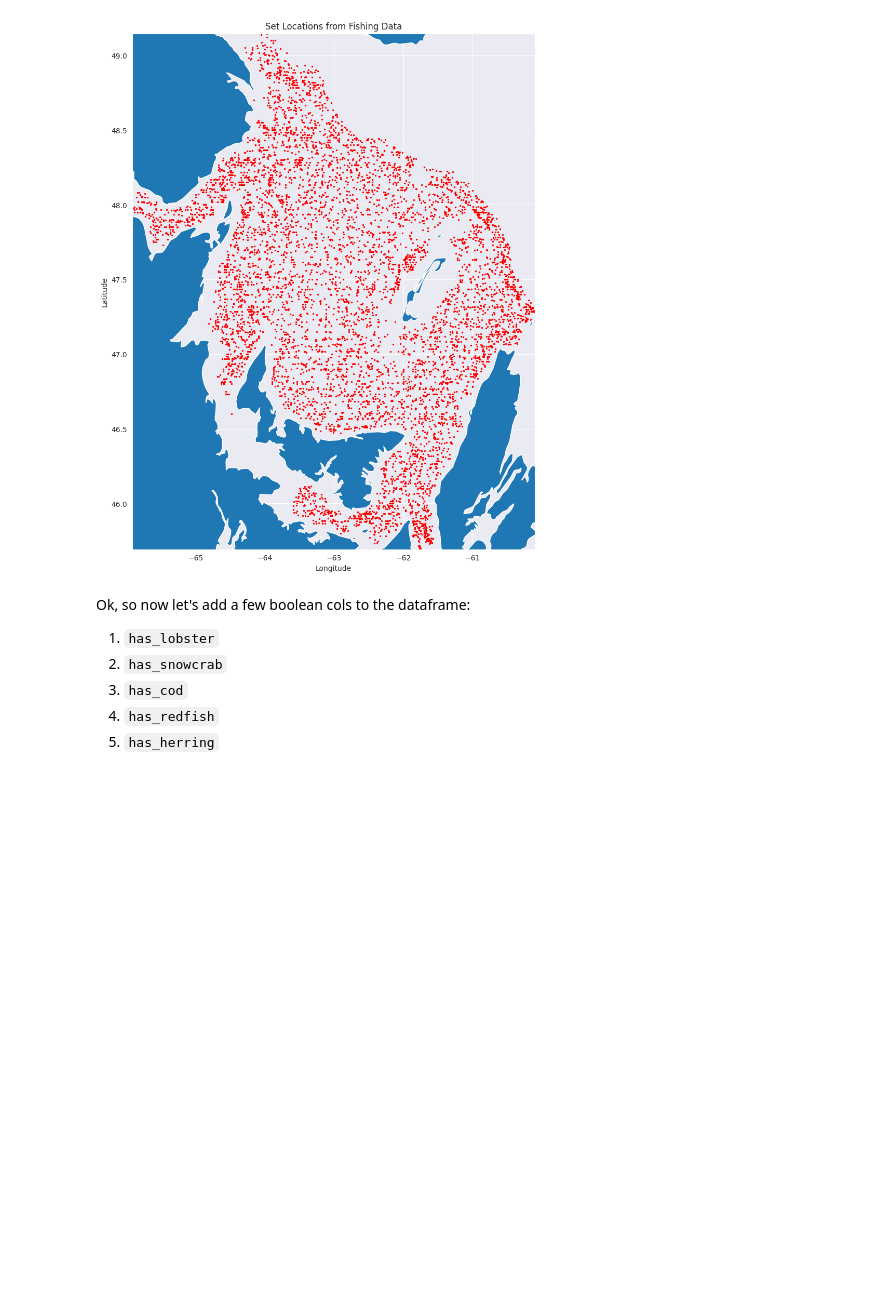
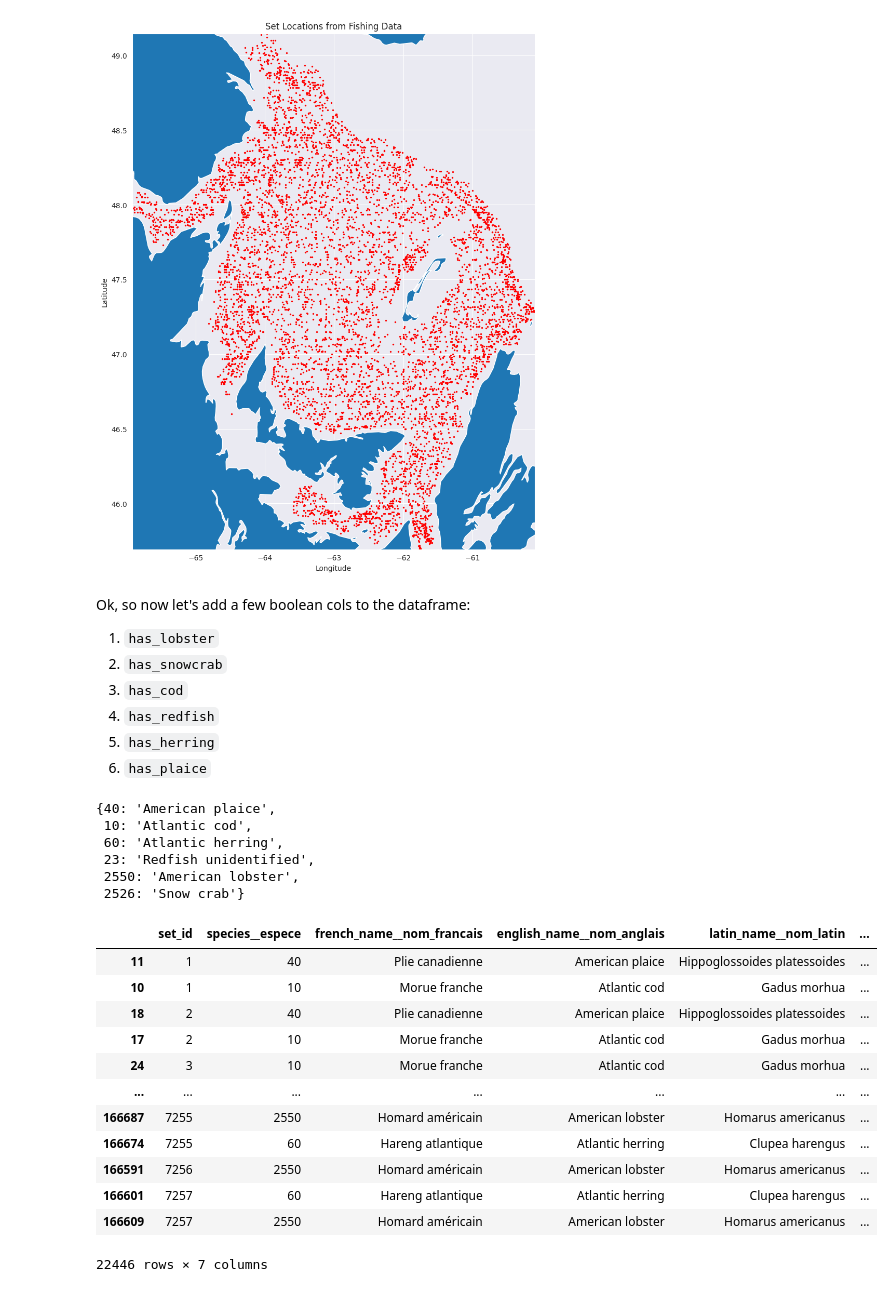
Before and after one commit to davjfish/WatspeedStatsGroupProject, a Jupyter notebook: analysis/Initial_Exploration_of_Data.ipynb, the cells around one changed output. Cells and saved outputs as stored; diff of their text form; code cells hidden in the pictures; blank space fills up the shorter version.

```diff
--- a/analysis/Initial_Exploration_of_Data.ipynb
+++ b/analysis/Initial_Exploration_of_Data.ipynb
@@ -436,6 +447,42 @@ Ok, so now let's add a few boolean cols to the dataframe:
 1. `has_cod`
 1. `has_redfish`
 1. `has_herring`
+1. `has_plaice`
+# %%
+# it would be nice if we can use the code instead of the name
+
+target_species = ["Atlantic cod", "Snow crab", "Atlantic herring", "American lobster", "Redfish unidentified", "American plaice"]
+mask = species_df["english_name__nom_anglais"].isin(target_species)
+species_code_df = species_df[mask][["species__espece", "english_name__nom_anglais"]].drop_duplicates()
+
+species_code_lookup = dict()
+for index, row in species_code_df.iterrows():
+    species_code_lookup[row["species__espece"]] = row["english_name__nom_anglais"]
+species_code_lookup
+# %% [output]
+{40: 'American plaice',
+ 10: 'Atlantic cod',
+ 60: 'Atlantic herring',
+ 23: 'Redfish unidentified',
+ 2550: 'American lobster',
+ 2526: 'Snow crab'}
+# %%
+thinned_species_df = species_df[mask]
+thinned_species_df
+# %% [output]
+|  | set_id | species__espece | french_name__nom_francais | english_name__nom_anglais | latin_name__nom_latin | ... |
+| 11 | 1 | 40 | Plie canadienne | American plaice | Hippoglossoides platessoides | ... |
+| 10 | 1 | 10 | Morue franche | Atlantic cod | Gadus morhua | ... |
+| 18 | 2 | 40 | Plie canadienne | American plaice | Hippoglossoides platessoides | ... |
+| 17 | 2 | 10 | Morue franche | Atlantic cod | Gadus morhua | ... |
+| 24 | 3 | 10 | Morue franche | Atlantic cod | Gadus morhua | ... |
+| ... | ... | ... | ... | ... | ... | ... |
+| 166687 | 7255 | 2550 | Homard américain | American lobster | Homarus americanus | ... |
+| 166674 | 7255 | 60 | Hareng atlantique | Atlantic herring | Clupea harengus | ... |
+| 166591 | 7256 | 2550 | Homard américain | American lobster | Homarus americanus | ... |
+| 166601 | 7257 | 60 | Hareng atlantique | Atlantic herring | Clupea harengus | ... |
+| 166609 | 7257 | 2550 | Homard américain | American lobster | Homarus americanus | ... |
+22446 rows × 7 columns
 # %%
 
 # to do this we'll need to build a function that we can apply to the set DF
```
Also changed, not shown: parts of 10 cells of this notebook.
